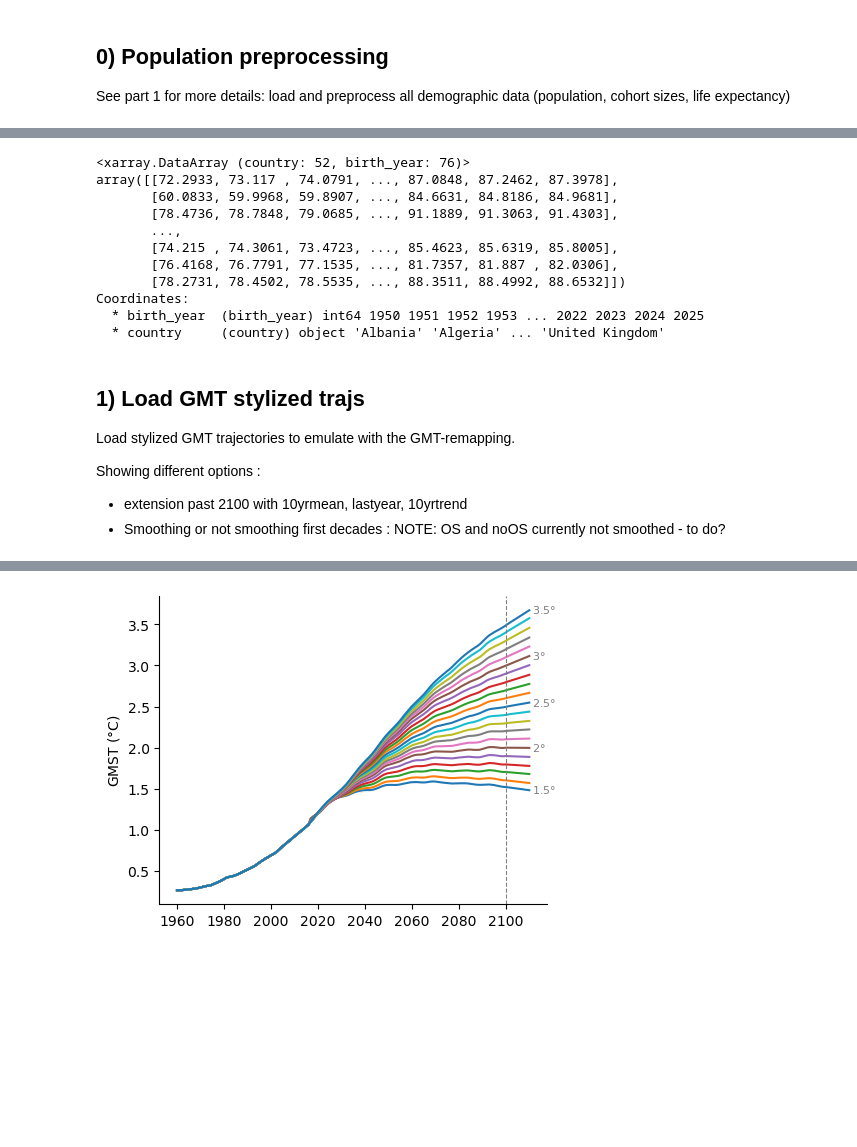
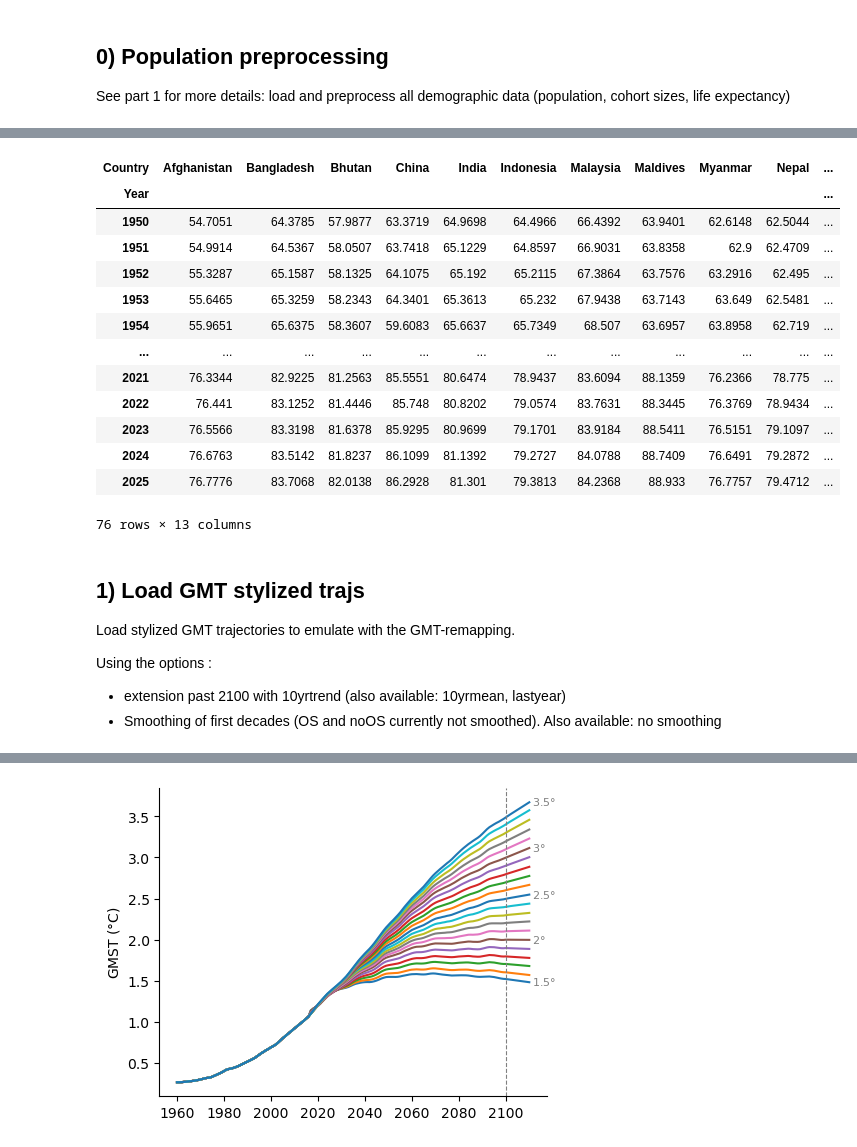
Before and after one commit to rosapietroiusti/dem4cli, a Jupyter notebook: notebooks/dem4cli-demo-v2-part2.ipynb, the cells around one changed output, grey strips where cells are left out. Cells and saved outputs as stored; diff of their text form; code cells hidden in the pictures; blank space fills up the shorter version.

```diff
--- a/notebooks/dem4cli-demo-v2-part2.ipynb
+++ b/notebooks/dem4cli-demo-v2-part2.ipynb
@@ -48,6 +48,7 @@ flags
  'countrymask': 'shapefile'}
 # %%
 bbox_europe = [ 31.99,  71.09, -14.96,  34.94]
+bbox_indiaws = [ 2.00, 35.00, 66.00, 100.00 ]
 # %% [markdown]
 ## 0) Population preprocessing
 
@@ -67,7 +68,8 @@ d_countries = preprocess_all_country_data(
     dir_population= dir_population,     # gridded pop data
     ssp=2,
     urbanrural=False,                   # NOTE urbanrural not implemented for v2
-    bbox = bbox_europe,                        # could use bbox europe!!
+    #bbox = bbox_europe,                        # could use bbox europe!!
+    bbox = bbox_indiaws,
 
     filepath_countrymask = filepath_countrymask,    # country masks
     data_source_countrymask = 'shapefile',
@@ -109,26 +111,31 @@ da_life_expectancy = (
     .rename({'Year': 'birth_year'})
     .astype(float)
 )
-# %% [output]
-<xarray.DataArray (country: 52, birth_year: 76)>
-array([[72.2933, 73.117 , 74.0791, ..., 87.0848, 87.2462, 87.3978],
-       [60.0833, 59.9968, 59.8907, ..., 84.6631, 84.8186, 84.9681],
-       [78.4736, 78.7848, 79.0685, ..., 91.1889, 91.3063, 91.4303],
-       ...,
-       [74.215 , 74.3061, 73.4723, ..., 85.4623, 85.6319, 85.8005],
-       [76.4168, 76.7791, 77.1535, ..., 81.7357, 81.887 , 82.0306],
-       [78.2731, 78.4502, 78.5535, ..., 88.3511, 88.4992, 88.6532]])
-Coordinates:
-  * birth_year  (birth_year) int64 1950 1951 1952 1953 ... 2022 2023 2024 2025
-  * country     (country) object 'Albania' 'Algeria' ... 'United Kingdom'
+# %%
+df_life_expectancy_5
+# %% [output]
+| Country | Afghanistan | Bangladesh | Bhutan | China | India | Indonesia | Malaysia | Maldives | Myanmar | Nepal | ... |
+| Year |  |  |  |  |  |  |  |  |  |  | ... |
+| 1950 | 54.7051 | 64.3785 | 57.9877 | 63.3719 | 64.9698 | 64.4966 | 66.4392 | 63.9401 | 62.6148 | 62.5044 | ... |
+| 1951 | 54.9914 | 64.5367 | 58.0507 | 63.7418 | 65.1229 | 64.8597 | 66.9031 | 63.8358 | 62.9 | 62.4709 | ... |
+| 1952 | 55.3287 | 65.1587 | 58.1325 | 64.1075 | 65.192 | 65.2115 | 67.3864 | 63.7576 | 63.2916 | 62.495 | ... |
+| 1953 | 55.6465 | 65.3259 | 58.2343 | 64.3401 | 65.3613 | 65.232 | 67.9438 | 63.7143 | 63.649 | 62.5481 | ... |
+| 1954 | 55.9651 | 65.6375 | 58.3607 | 59.6083 | 65.6637 | 65.7349 | 68.507 | 63.6957 | 63.8958 | 62.719 | ... |
+| ... | ... | ... | ... | ... | ... | ... | ... | ... | ... | ... | ... |
+| 2021 | 76.3344 | 82.9225 | 81.2563 | 85.5551 | 80.6474 | 78.9437 | 83.6094 | 88.1359 | 76.2366 | 78.775 | ... |
+| 2022 | 76.441 | 83.1252 | 81.4446 | 85.748 | 80.8202 | 79.0574 | 83.7631 | 88.3445 | 76.3769 | 78.9434 | ... |
+| 2023 | 76.5566 | 83.3198 | 81.6378 | 85.9295 | 80.9699 | 79.1701 | 83.9184 | 88.5411 | 76.5151 | 79.1097 | ... |
+| 2024 | 76.6763 | 83.5142 | 81.8237 | 86.1099 | 81.1392 | 79.2727 | 84.0788 | 88.7409 | 76.6491 | 79.2872 | ... |
+| 2025 | 76.7776 | 83.7068 | 82.0138 | 86.2928 | 81.301 | 79.3813 | 84.2368 | 88.933 | 76.7757 | 79.4712 | ... |
+76 rows × 13 columns
 # %% [markdown]
 ## 1) Load GMT stylized trajs
 
 Load stylized GMT trajectories to emulate with the GMT-remapping.
 
-Showing different options :
-- extension past 2100  with 10yrmean, lastyear, 10yrtrend
-- Smoothing or not smoothing first decades : NOTE: OS and noOS currently not smoothed - to do?
+Using the options :
+- extension past 2100  with 10yrtrend (also available: 10yrmean, lastyear)
+- Smoothing of first decades (OS and noOS currently not smoothed). Also available: no smoothing
 # %%
 df_GMT_15, df_GMT_20, df_GMT_NDC, df_GMT_OS, df_GMT_noOS, ds_GMT_STS, df_GMT_strj = load_GMT(
     year_start=1950,
```
Also changed, not shown: parts of 19 cells of this notebook, 2 other files.
